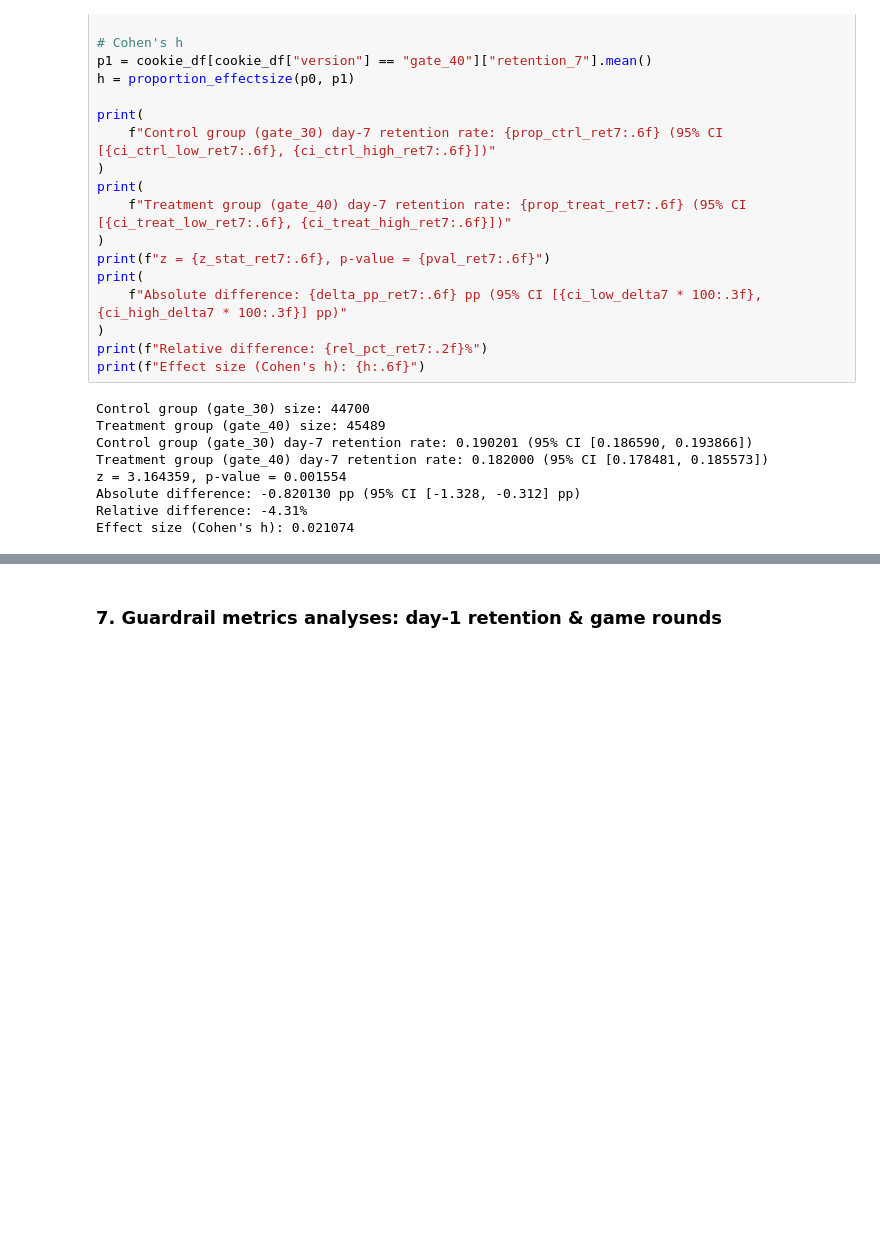
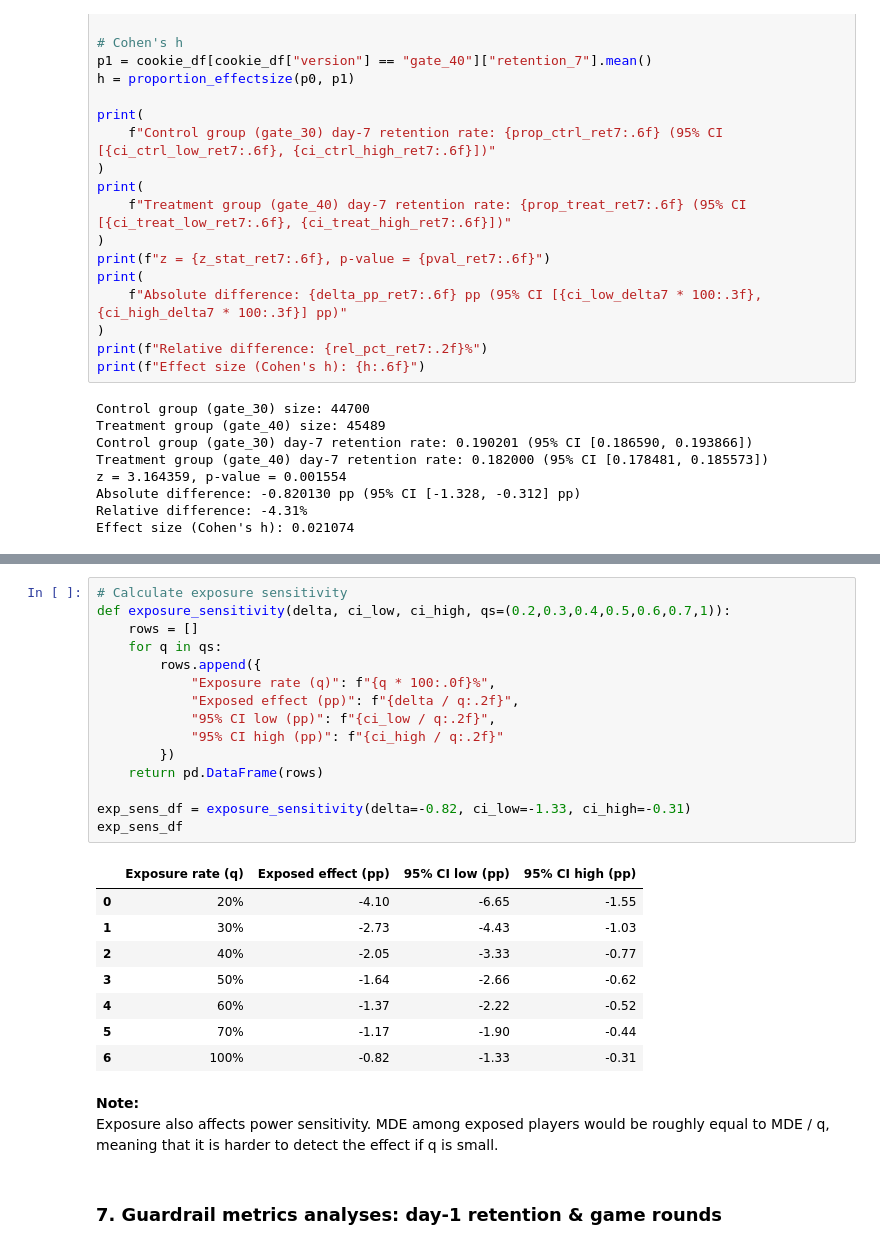
Before and after one commit to dorukalkan/cookie-cats-ab-test, a Jupyter notebook: notebook/cookie_cats.ipynb, the cells around one changed output, grey strips where cells are left out. Cells and saved outputs as stored; diff of their text form; blank space fills up the shorter version.

Commit message:
add sensitivity analysis section

```diff
--- a/notebook/cookie_cats.ipynb
+++ b/notebook/cookie_cats.ipynb
@@ -743,3 +752,30 @@ p < 0.05 indicates statistical significance, meaning that there is indeed a diff
+# %%
+# Calculate exposure sensitivity
+def exposure_sensitivity(delta, ci_low, ci_high, qs=(0.2,0.3,0.4,0.5,0.6,0.7,1)):
+    rows = []
+    for q in qs:
+        rows.append({
+            "Exposure rate (q)": f"{q * 100:.0f}%",
+            "Exposed effect (pp)": f"{delta / q:.2f}",
+            "95% CI low (pp)": f"{ci_low / q:.2f}",
+            "95% CI high (pp)": f"{ci_high / q:.2f}"
+        })
+    return pd.DataFrame(rows)
+
+exp_sens_df = exposure_sensitivity(delta=-0.82, ci_low=-1.33, ci_high=-0.31)
+exp_sens_df
+# %% [output]
+|  | Exposure rate (q) | Exposed effect (pp) | 95% CI low (pp) | 95% CI high (pp) |
+| 0 | 20% | -4.10 | -6.65 | -1.55 |
+| 1 | 30% | -2.73 | -4.43 | -1.03 |
+| 2 | 40% | -2.05 | -3.33 | -0.77 |
+| 3 | 50% | -1.64 | -2.66 | -0.62 |
+| 4 | 60% | -1.37 | -2.22 | -0.52 |
+| 5 | 70% | -1.17 | -1.90 | -0.44 |
+| 6 | 100% | -0.82 | -1.33 | -0.31 |
+# %% [markdown]
+**Note:**
+Exposure also affects power sensitivity. MDE among exposed players would be roughly equal to MDE / q, meaning that it is harder to detect the effect if q is small.
 # %% [markdown]
 ### 7. Guardrail metrics analyses: day-1 retention & game rounds
 # %% [markdown]
```
Also changed, not shown: parts of 5 cells of this notebook, 2 other files.
